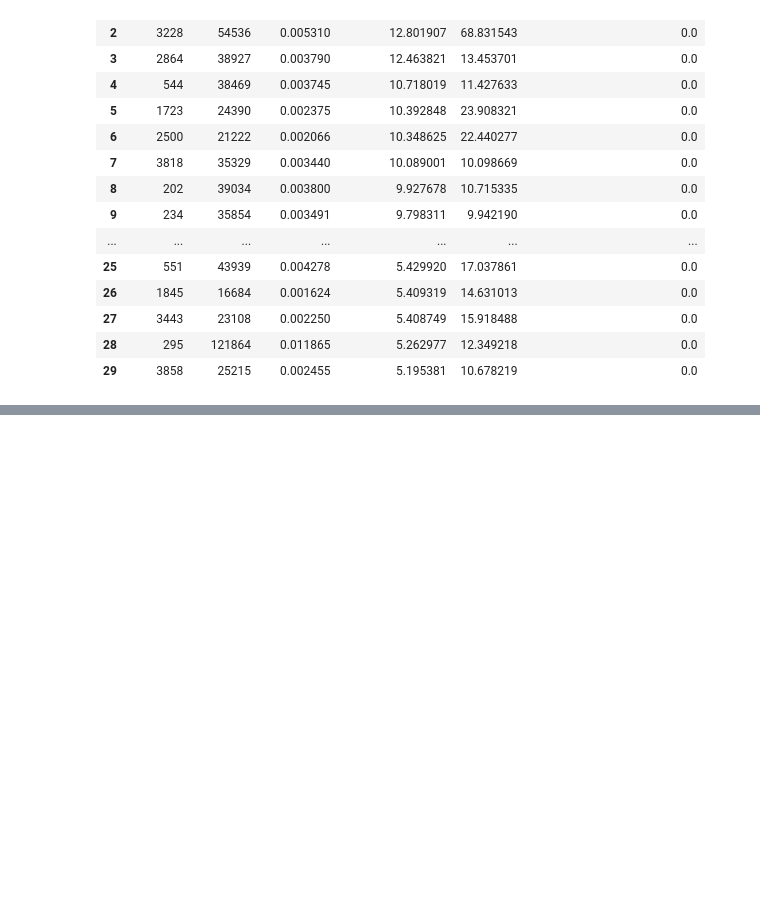
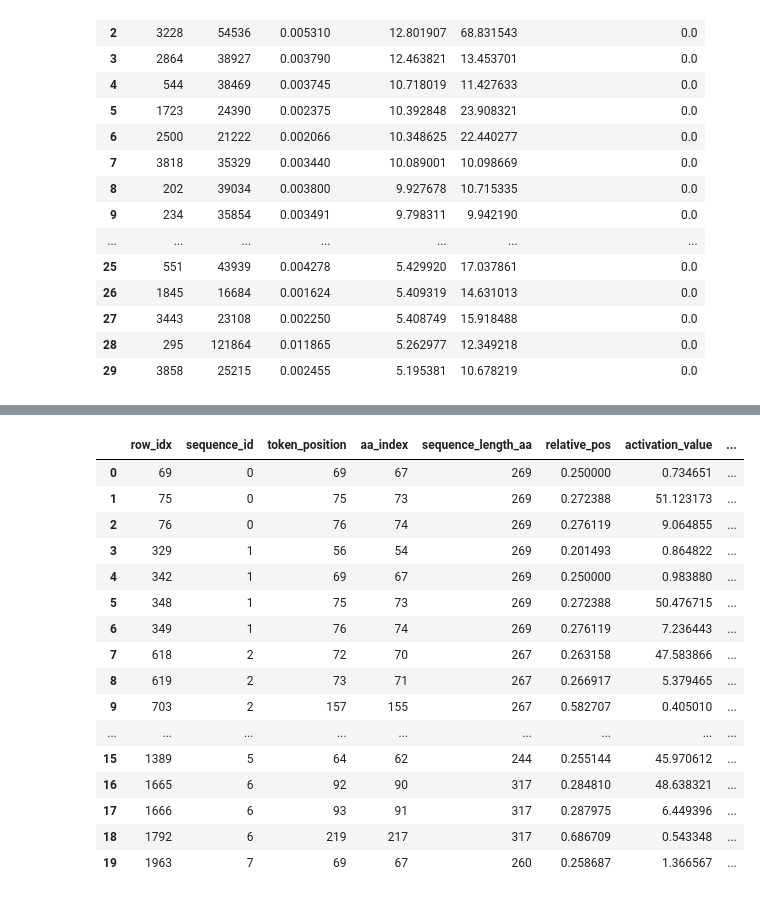
Before and after one commit to svseshadri/SAE_ProGen3, a Jupyter notebook: analysis/latent_inspector.ipynb, the cells around one changed output, grey strips where cells are left out. Saved outputs shown, nothing was run; the diff lists cells and outputs as text; code cells hidden in the pictures; blank space fills up the shorter version.

```diff
--- a/analysis/latent_inspector.ipynb
+++ b/analysis/latent_inspector.ipynb
@@ -588,0 +690,42 @@ Inspecting latent: 3228
+# %%
+label_cols = [
+    "sequence_id",
+    "accession",
+    "entry_name",
+    "class_label",
+    "class_name",
+    "has_ipr001314",
+    "has_ps00134",
+    "has_ps00135",
+    "has_both_catalytic_motifs",
+    "motif_class",
+]
+
+seq_labels_df = seq_df.reset_index().rename(columns={"index": "sequence_id"})[label_cols].copy()
+seq_labels_df["is_s1a"] = (seq_labels_df["class_label"] == 1).astype(int)
+
+latent_token_df = latent_token_df.merge(
+    seq_labels_df[["sequence_id", "is_s1a", "accession", "entry_name", "motif_class"]],
+    on="sequence_id",
+    how="left"
+)
+
+latent_token_df.head(20)
+# %% [output]
+|  | row_idx | sequence_id | token_position | aa_index | sequence_length_aa | relative_pos | activation_value | ... |
+| 0 | 69 | 0 | 69 | 67 | 269 | 0.250000 | 0.734651 | ... |
+| 1 | 75 | 0 | 75 | 73 | 269 | 0.272388 | 51.123173 | ... |
+| 2 | 76 | 0 | 76 | 74 | 269 | 0.276119 | 9.064855 | ... |
+| 3 | 329 | 1 | 56 | 54 | 269 | 0.201493 | 0.864822 | ... |
+| 4 | 342 | 1 | 69 | 67 | 269 | 0.250000 | 0.983880 | ... |
+| 5 | 348 | 1 | 75 | 73 | 269 | 0.272388 | 50.476715 | ... |
+| 6 | 349 | 1 | 76 | 74 | 269 | 0.276119 | 7.236443 | ... |
+| 7 | 618 | 2 | 72 | 70 | 267 | 0.263158 | 47.583866 | ... |
+| 8 | 619 | 2 | 73 | 71 | 267 | 0.266917 | 5.379465 | ... |
+| 9 | 703 | 2 | 157 | 155 | 267 | 0.582707 | 0.405010 | ... |
+| ... | ... | ... | ... | ... | ... | ... | ... | ... |
+| 15 | 1389 | 5 | 64 | 62 | 244 | 0.255144 | 45.970612 | ... |
+| 16 | 1665 | 6 | 92 | 90 | 317 | 0.284810 | 48.638321 | ... |
+| 17 | 1666 | 6 | 93 | 91 | 317 | 0.287975 | 6.449396 | ... |
+| 18 | 1792 | 6 | 219 | 217 | 317 | 0.686709 | 0.543348 | ... |
+| 19 | 1963 | 7 | 69 | 67 | 260 | 0.258687 | 1.366567 | ... |
```
Also changed, not shown: parts of 11 cells of this notebook.
